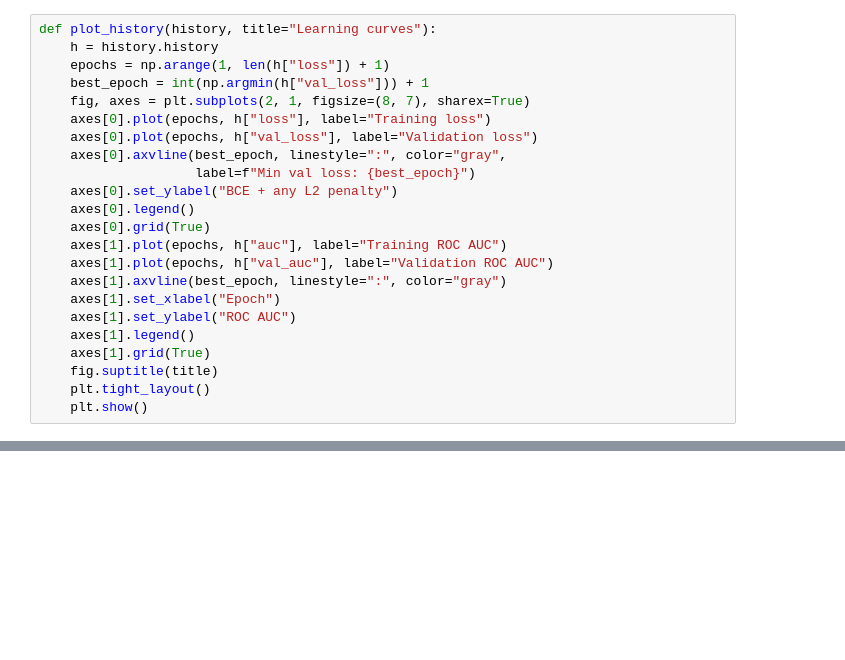
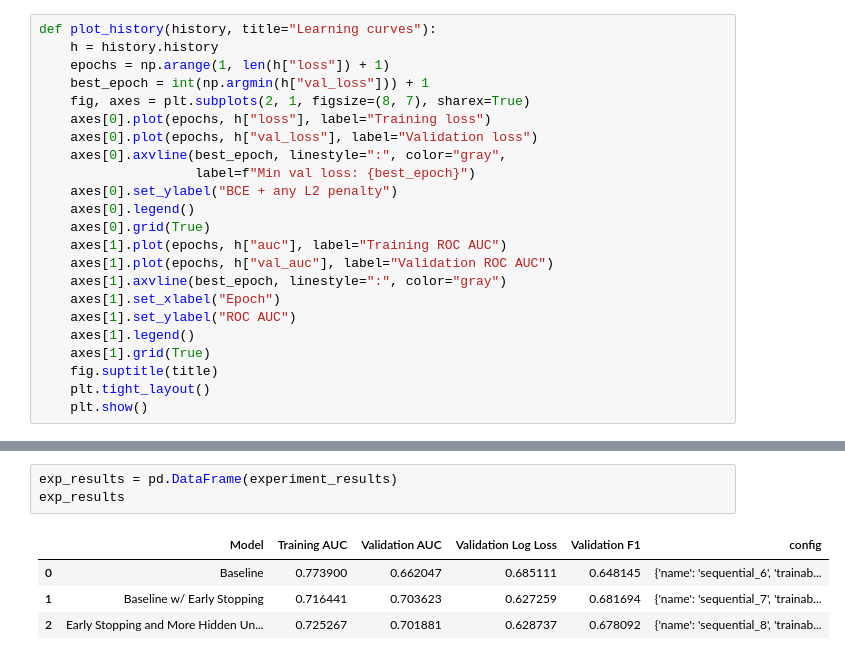
Before and after one commit to mjsweat-bu/cfb-project, a Jupyter notebook: notebooks/go_for_it_model.ipynb, the cells around one changed output, grey strips where cells are left out. Saved outputs shown, nothing was run; the diff lists cells and outputs as text; blank space fills up the shorter version.

```diff
--- a/notebooks/go_for_it_model.ipynb
+++ b/notebooks/go_for_it_model.ipynb
@@ -283,0 +398,8 @@ Validation Accuracy     : 0.6511226252158895
+# %%
+exp_results = pd.DataFrame(experiment_results)
+exp_results
+# %% [output]
+|  | Model | Training AUC | Validation AUC | Validation Log Loss | Validation F1 | config |
+| 0 | Baseline | 0.773900 | 0.662047 | 0.685111 | 0.648145 | {'name': 'sequential_6', 'trainab... |
+| 1 | Baseline w/ Early Stopping | 0.716441 | 0.703623 | 0.627259 | 0.681694 | {'name': 'sequential_7', 'trainab... |
+| 2 | Early Stopping and More Hidden Un... | 0.725267 | 0.701881 | 0.628737 | 0.678092 | {'name': 'sequential_8', 'trainab... |
```
Also changed, not shown: parts of 14 cells of this notebook.
